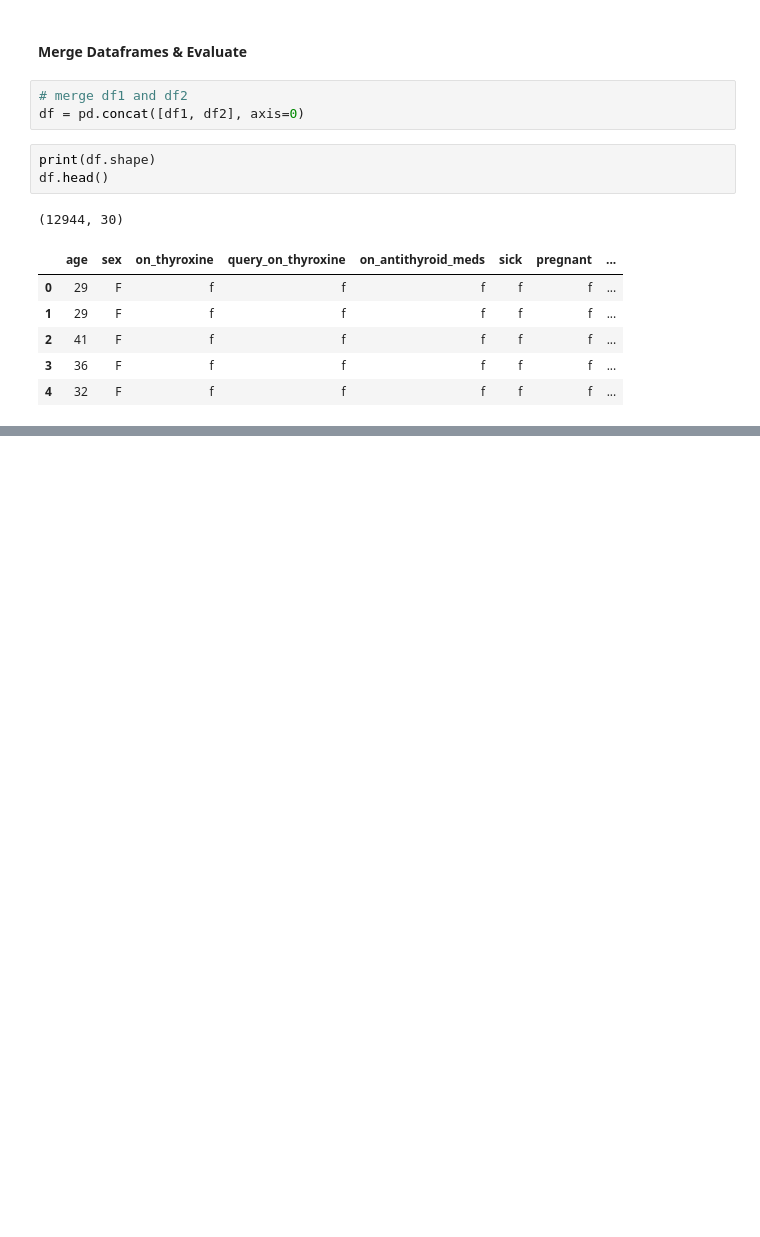
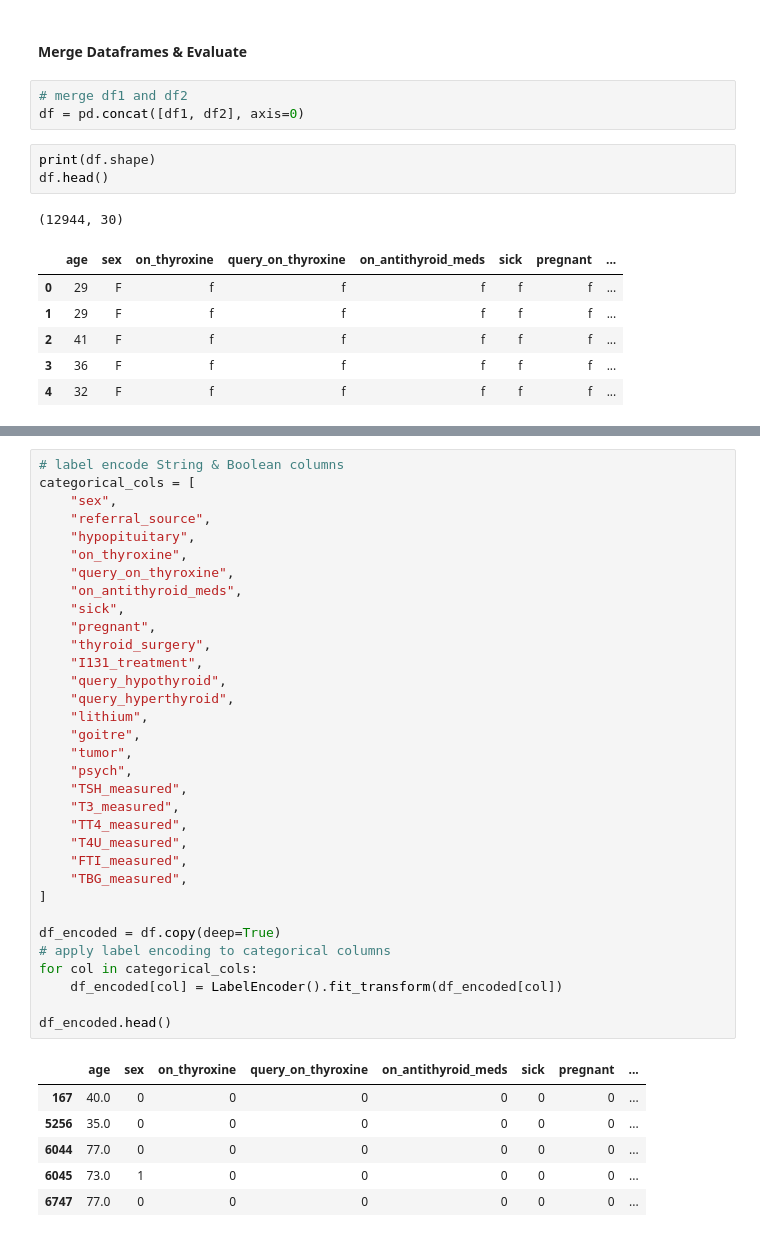
Before and after one commit to khorzhenwin/thigh-roids, a Jupyter notebook: EDA.ipynb, the cells around one changed output, grey strips where cells are left out. Saved outputs shown, nothing was run; the diff lists cells and outputs as text; blank space fills up the shorter version.

```diff
--- a/EDA.ipynb
+++ b/EDA.ipynb
@@ -241,0 +312,40 @@ Name: target, dtype: int64
+# %%
+# label encode String & Boolean columns
+categorical_cols = [
+    "sex",
+    "referral_source",
+    "hypopituitary",
+    "on_thyroxine",
+    "query_on_thyroxine",
+    "on_antithyroid_meds",
+    "sick",
+    "pregnant",
+    "thyroid_surgery",
+    "I131_treatment",
+    "query_hypothyroid",
+    "query_hyperthyroid",
+    "lithium",
+    "goitre",
+    "tumor",
+    "psych",
+    "TSH_measured",
+    "T3_measured",
+    "TT4_measured",
+    "T4U_measured",
+    "FTI_measured",
+    "TBG_measured",
+]
+
+df_encoded = df.copy(deep=True)
+# apply label encoding to categorical columns
+for col in categorical_cols:
+    df_encoded[col] = LabelEncoder().fit_transform(df_encoded[col])
+
+df_encoded.head()
+# %% [output]
+|  | age | sex | on_thyroxine | query_on_thyroxine | on_antithyroid_meds | sick | pregnant | ... |
+| 167 | 40.0 | 0 | 0 | 0 | 0 | 0 | 0 | ... |
+| 5256 | 35.0 | 0 | 0 | 0 | 0 | 0 | 0 | ... |
+| 6044 | 77.0 | 0 | 0 | 0 | 0 | 0 | 0 | ... |
+| 6045 | 73.0 | 1 | 0 | 0 | 0 | 0 | 0 | ... |
+| 6747 | 77.0 | 0 | 0 | 0 | 0 | 0 | 0 | ... |
```
Also changed, not shown: parts of 24 cells of this notebook.
